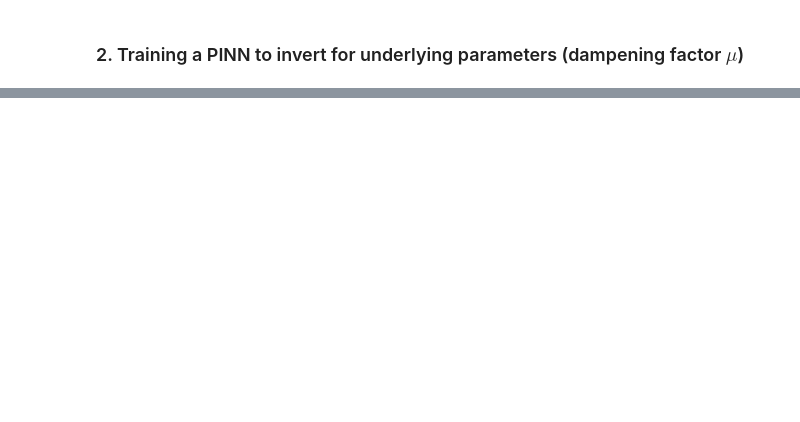
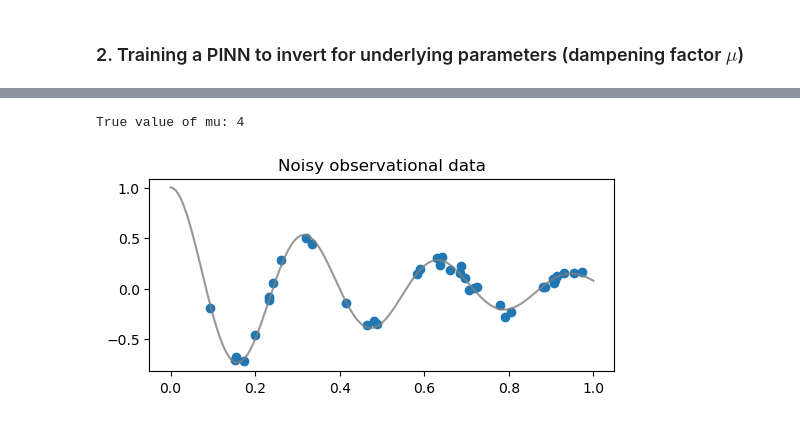
Before and after one commit to Gregoritsch3/PINNs_Harmonic_Oscillator, a Jupyter notebook: PINNs_Harmonic_Oscillators.ipynb, the cells around one changed output, grey strips where cells are left out. Saved outputs shown, nothing was run; the diff lists cells and outputs as text; code cells hidden in the pictures; blank space fills up the shorter version.

Commit message:
added inversion solution

```diff
--- a/PINNs_Harmonic_Oscillators.ipynb
+++ b/PINNs_Harmonic_Oscillators.ipynb
@@ -133,0 +269,21 @@ The above example is in reality just a solver of a differential equation (law of
+# %%
+#Create some noisy observational data
+torch.manual_seed(115)
+d, w0 = 2, 20
+
+print(fr'True value of mu: {2*d}')
+
+t_obs = torch.rand(40).view(-1,1)
+u_obs = exact_solution(d, w0, t_obs) + 0.04 * torch.randn_like(t_obs)
+
+t_test = torch.linspace(0, 1, 300).view(-1, 1)
+u_exact = exact_solution(d, w0, t_test)
+
+plt.figure(figsize = (6, 2.5))
+plt.title("Noisy observational data")
+plt.scatter(t_obs[:,0], u_obs[:,0])
+plt.plot(t_test[:,0], u_exact[:,0], label="Exact solution", color="tab:grey", alpha=0.8)
+plt.show()
+# %% [output]
+True value of mu: 4
+[figure, added]
```
Also changed, not shown: parts of 13 cells of this notebook.
